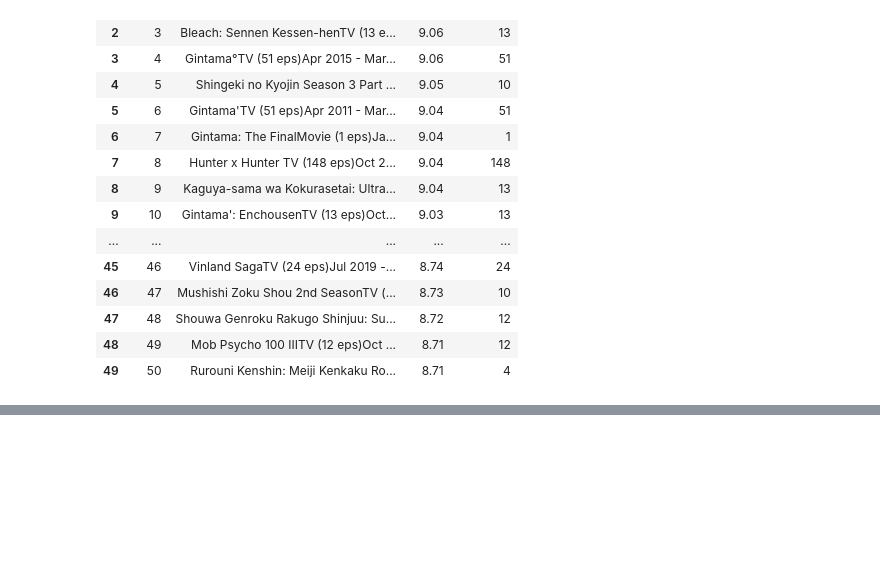
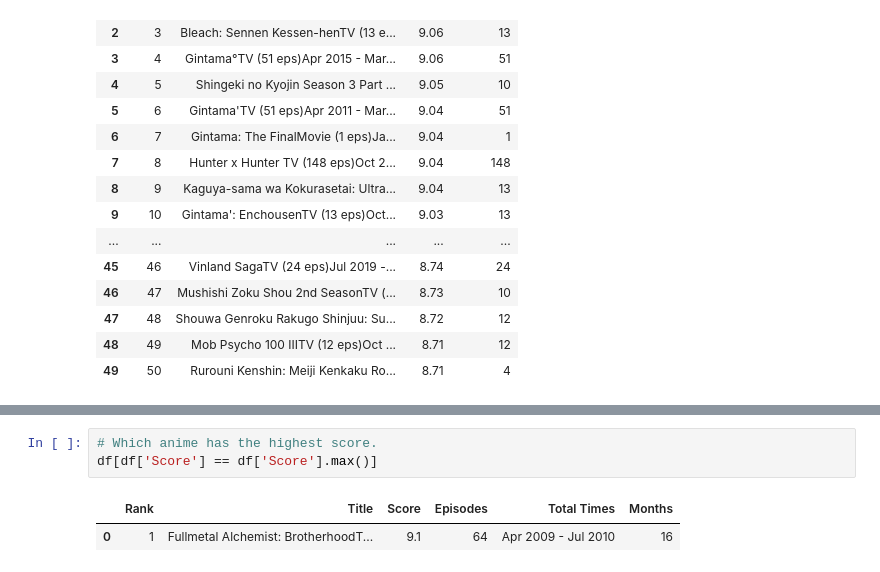
Before and after one commit to PrinceYadav0312/learn-Python-Panda-with-Project, a Jupyter notebook: Project/FeatureExtraction.ipynb, the cells around one changed output, grey strips where cells are left out. Drawn from its saved outputs; the diff is of its cells as text; blank space fills up the shorter version.

```diff
--- a/Project/FeatureExtraction.ipynb
+++ b/Project/FeatureExtraction.ipynb
@@ -90,0 +161,6 @@ df
+# %%
+# Which anime has the highest score.
+df[df['Score'] == df['Score'].max()]
+# %% [output]
+|  | Rank | Title | Score | Episodes | Total Times | Months |
+| 0 | 1 | Fullmetal Alchemist: BrotherhoodT... | 9.1 | 64 | Apr 2009 - Jul 2010 | 16 |
```
Also changed, not shown: parts of 13 cells of this notebook.
